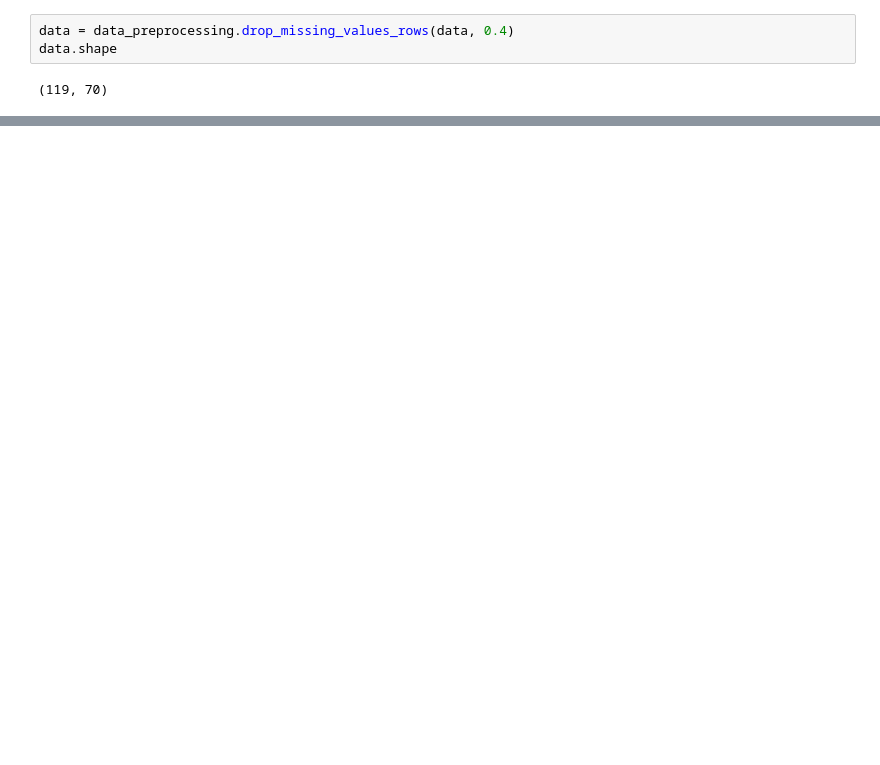
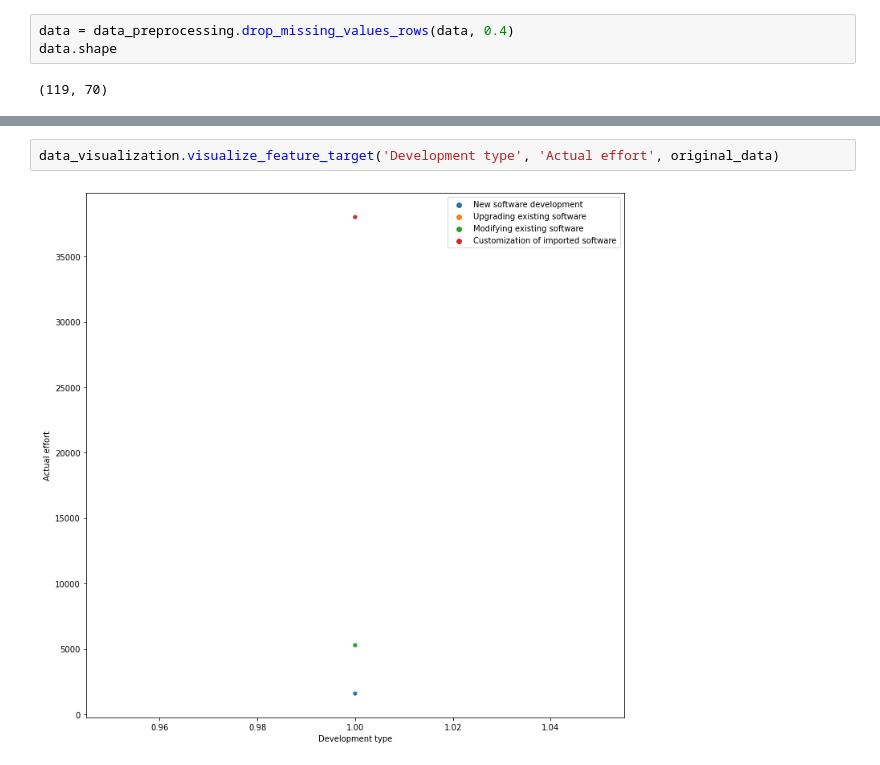
Before and after one commit to youcef-ely/Software-Effort-Estimation, a Jupyter notebook: Notebooks/test.ipynb, the cells around one changed output, grey strips where cells are left out. Cells and saved outputs as stored; diff of their text form; blank space fills up the shorter version.

```diff
--- a/Notebooks/test.ipynb
+++ b/Notebooks/test.ipynb
@@ -180,0 +184,4 @@ Index(['Object points', 'Government policy impact',
+# %%
+data_visualization.visualize_feature_target('Development type', 'Actual effort', original_data)
+# %% [output]
+[figure, added]
```
Also changed, not shown: parts of 14 cells of this notebook, 3 other files.
